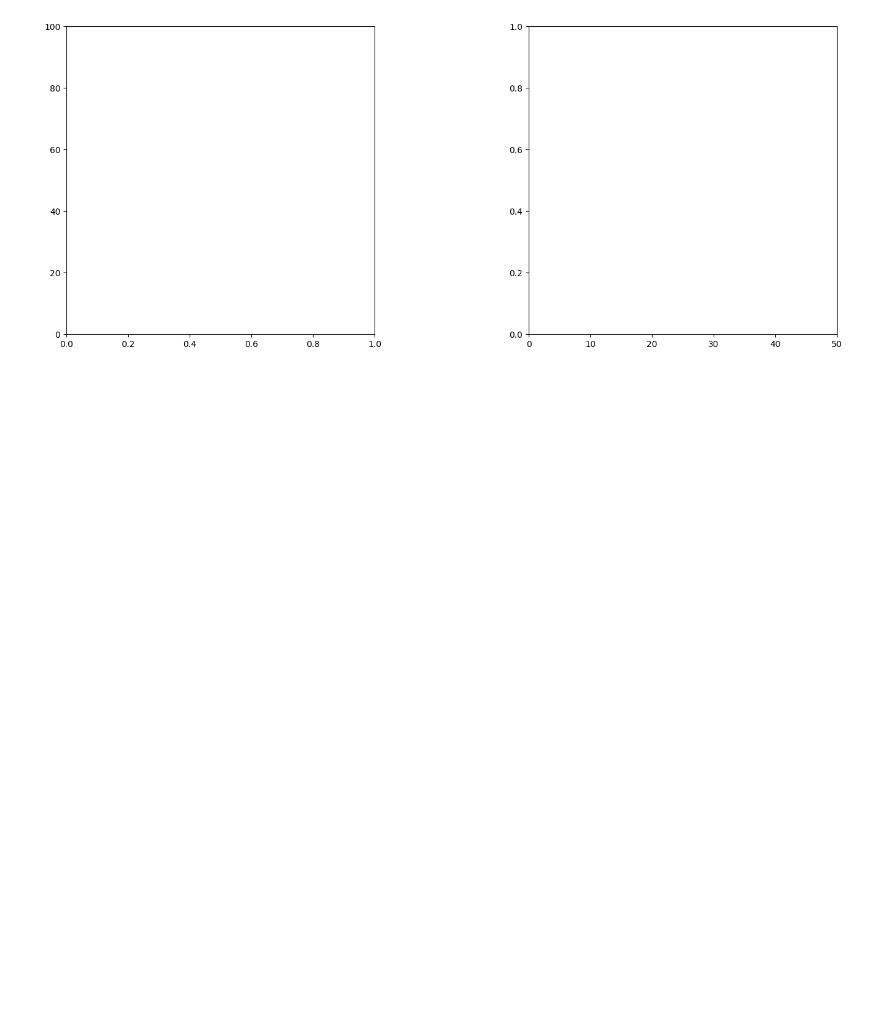
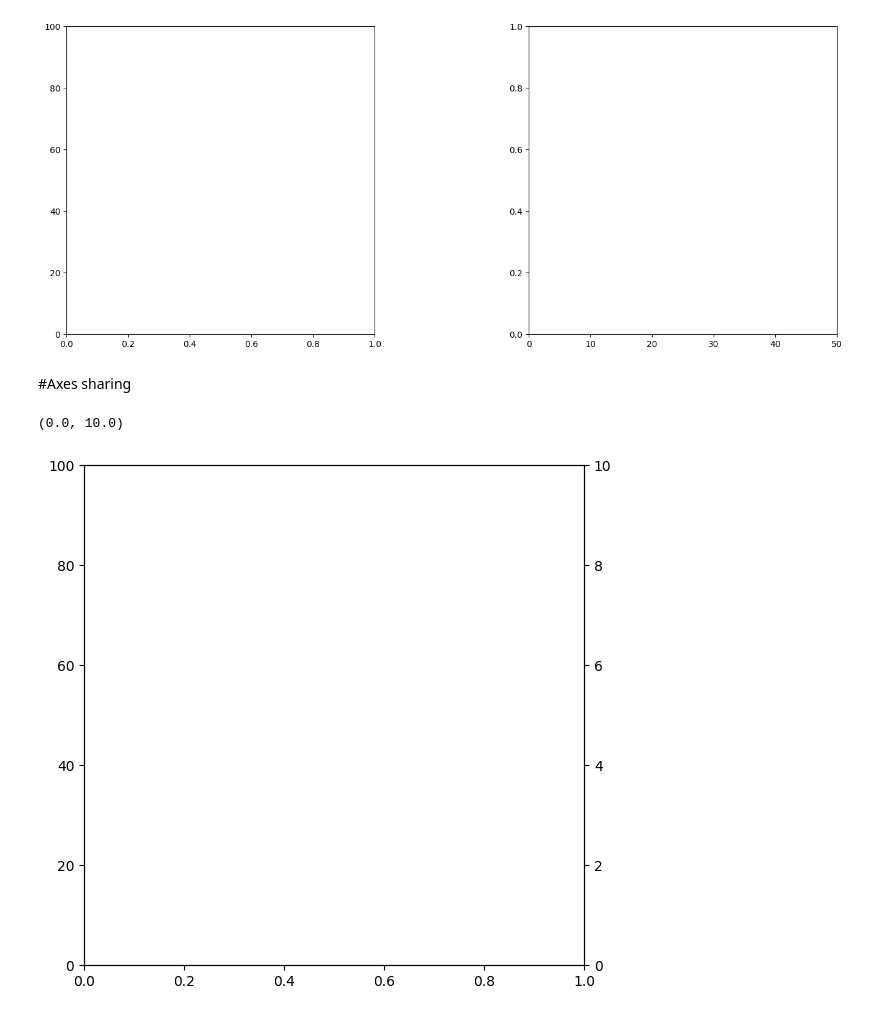
Before and after one commit to KeerthanaSistla/Python-for-Data-Analysis-Visualization, a Jupyter notebook: Matplotlib.ipynb, the cells around one changed output. Cells and saved outputs as stored; diff of their text form; code cells hidden in the pictures; blank space fills up the shorter version.

```diff
--- a/Matplotlib.ipynb
+++ b/Matplotlib.ipynb
@@ -108,3 +108,14 @@ axes2.set_xlim(0,50)
 # %% [output]
 (0.0, 50.0)
 [figure]
+# %% [markdown]
+#Axes sharing
+# %%
+fig = plt.figure(figsize=(5,5))
+axes1 = fig.add_axes([0,0,1,1])
+axes2 = axes1.twinx()
+axes1.set_ylim(0,100)
+axes2.set_ylim(0,10)
+# %% [output]
+(0.0, 10.0)
+[figure, added]
```
Also changed, not shown: parts of 3 cells of this notebook.
